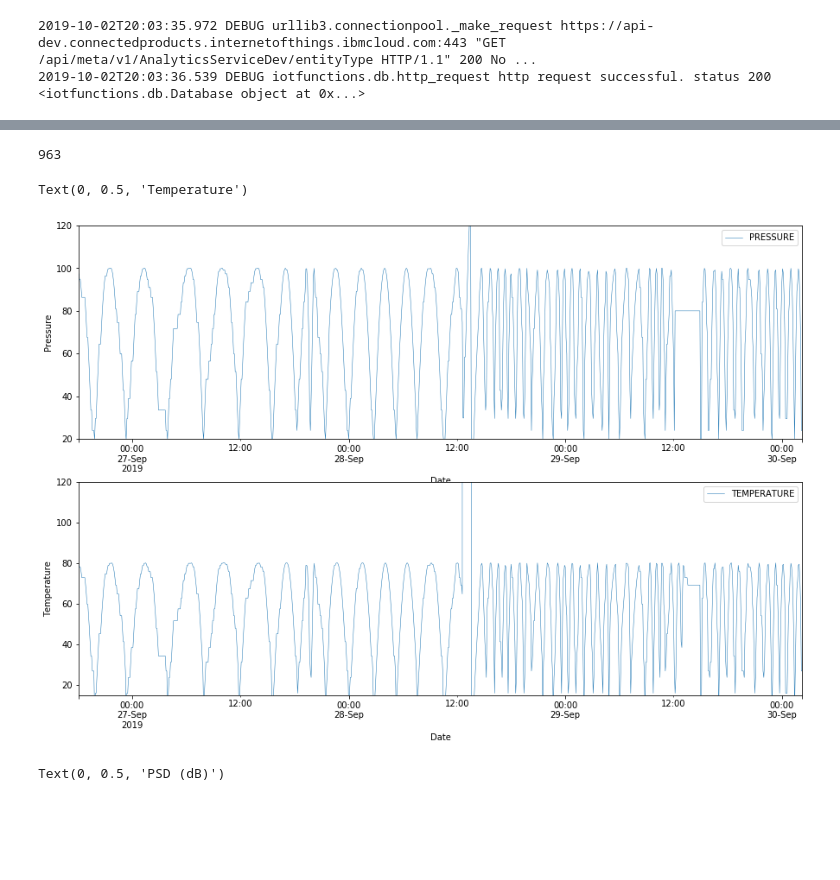
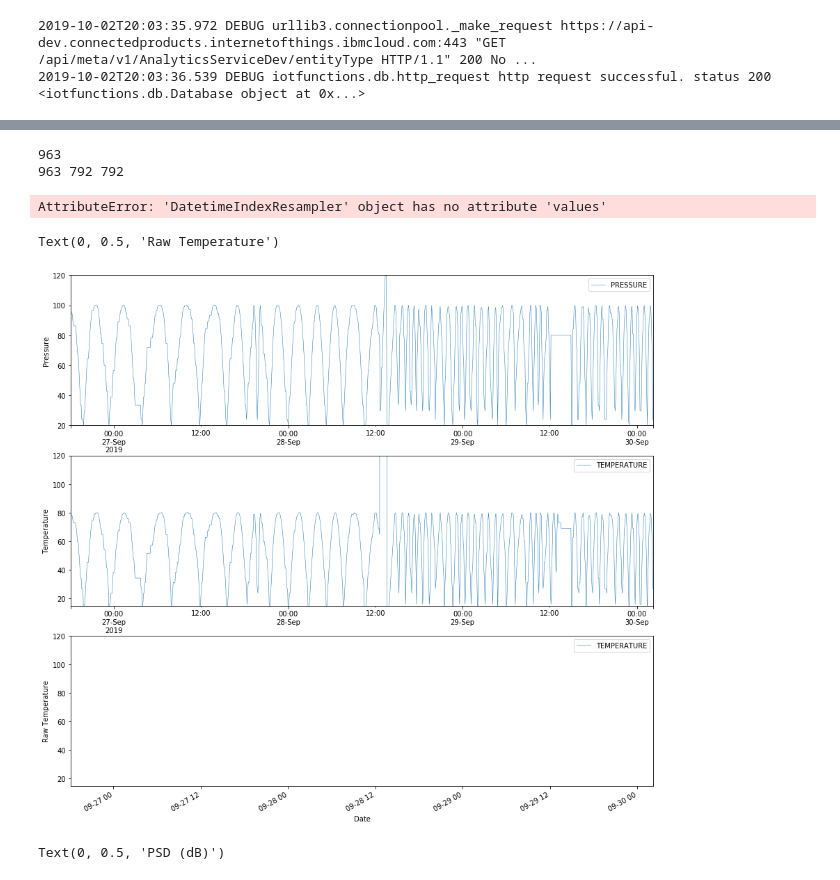
Before and after one commit to sedgewickmm18/mmfunctions, a Jupyter notebook: AnomalyFerreira.ipynb, the cells around one changed output, grey strips where cells are left out. Saved outputs shown, nothing was run; the diff lists cells and outputs as text; code cells hidden in the pictures; blank space fills up the shorter version.

```diff
--- a/AnomalyFerreira.ipynb
+++ b/AnomalyFerreira.ipynb
@@ -97,38 +97,57 @@ df_input.head(3)
 # start with a single sensor
 df_temp = df_input[(df_input.DEVICEID == 'A101')][['EVT_TIMESTAMP','PRESSURE','TEMPERATURE']]
 
+time_raw = df_temp['EVT_TIMESTAMP'].values
+#temp_raw = df_temp['TEMPERATURE'].values
 # turn timestamp into the index
 df_temp = df_temp.set_index('EVT_TIMESTAMP')
 
+#time_raw = df_temp['EVT_TIMESTAMP'].values
+temp_raw = df_temp['TEMPERATURE'].values
+
 # fill out the time gaps by backward filling - 2nd order splines are overkill I guess
+upsampledna = df_temp.resample('5min'). #df_temp.copy() #.fillna('backfill')
+
 upsampled = df_temp.resample('5min').bfill()
+
+print (len(upsampled))
+
 df_temp = upsampled.interpolate(method='spline', order=2)
+#temp_raw = df_temp['TEMPERATURE'].values
 
 # we have 963 data points
-print (len(df_temp))
+print (len(df_temp), temp_raw.size, time_raw.size)
+print (upsampledna.values)
+print (upsampled.values)
 # %% [output]
 963
+963 792 792
+AttributeError: 'DatetimeIndexResampler' object has no attribute 'values'
 # %%
 #df_temp = df_input[(df_input.DEVICEID == 'A101')]
 #tmin = df_temp.head(1).EVT_TIMESTAMP.astype(np.int64)
 #tmax = df_temp.tail(1).EVT_TIMESTAMP.astype(np.int64)
 #tdiff = np.subtract(tmax, tmin) // 300000000000  # from nanosec to 5 min steps
 
 
-fig, ax = plt.subplots(2, 1, figsize=(15, 10))
+fig, ax = plt.subplots(3, 1, figsize=(15, 15))
 #df_temp.plot(ax=ax[0], lw=.5, x='EVT_TIMESTAMP', y='PRESSURE')
 df_temp.plot(ax=ax[0], lw=.5, y='PRESSURE')
 ax[0].set_ylim(20, 120)
 ax[0].set_xlabel('Date')
 ax[0].set_ylabel('Pressure')
 #df_temp.plot(ax=ax[1], lw=.5, x='EVT_TIMESTAMP', y='TEMPERATURE')
 df_temp.plot(ax=ax[1], lw=.5, y='TEMPERATURE')
 ax[1].set_ylim(15, 120)
 ax[1].set_xlabel('Date')
 ax[1].set_ylabel('Temperature')
+upsampledna.plot(ax=ax[2], lw=.5, y='TEMPERATURE')
+ax[2].set_ylim(15, 120)
+ax[2].set_xlabel('Date')
+ax[2].set_ylabel('Raw Temperature')
 # %% [output]
-Text(0, 0.5, 'Temperature')
+Text(0, 0.5, 'Raw Temperature')
-[figure, old version]
+[figure, new version]
 # %%
 # Fourier transform
 temp_fft = sp.fftpack.fft2(df_temp[['PRESSURE','TEMPERATURE']])
```
Also changed, not shown: 3 other files.
